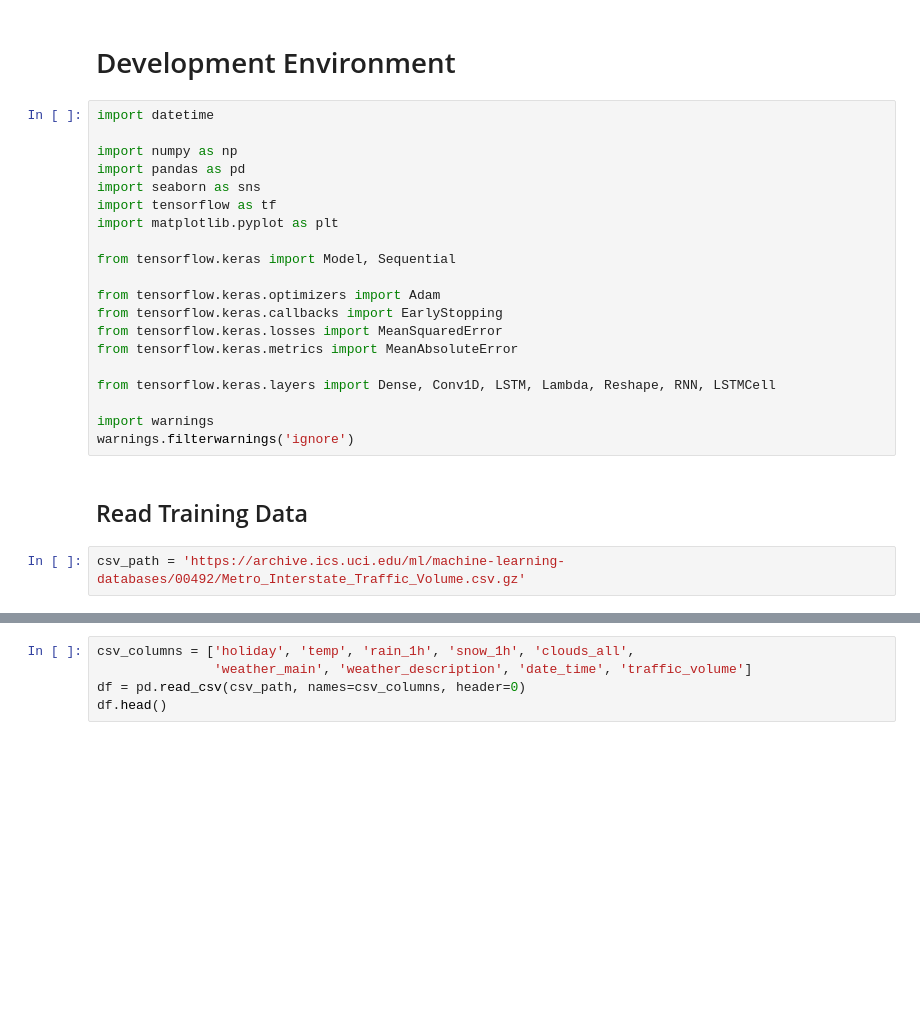
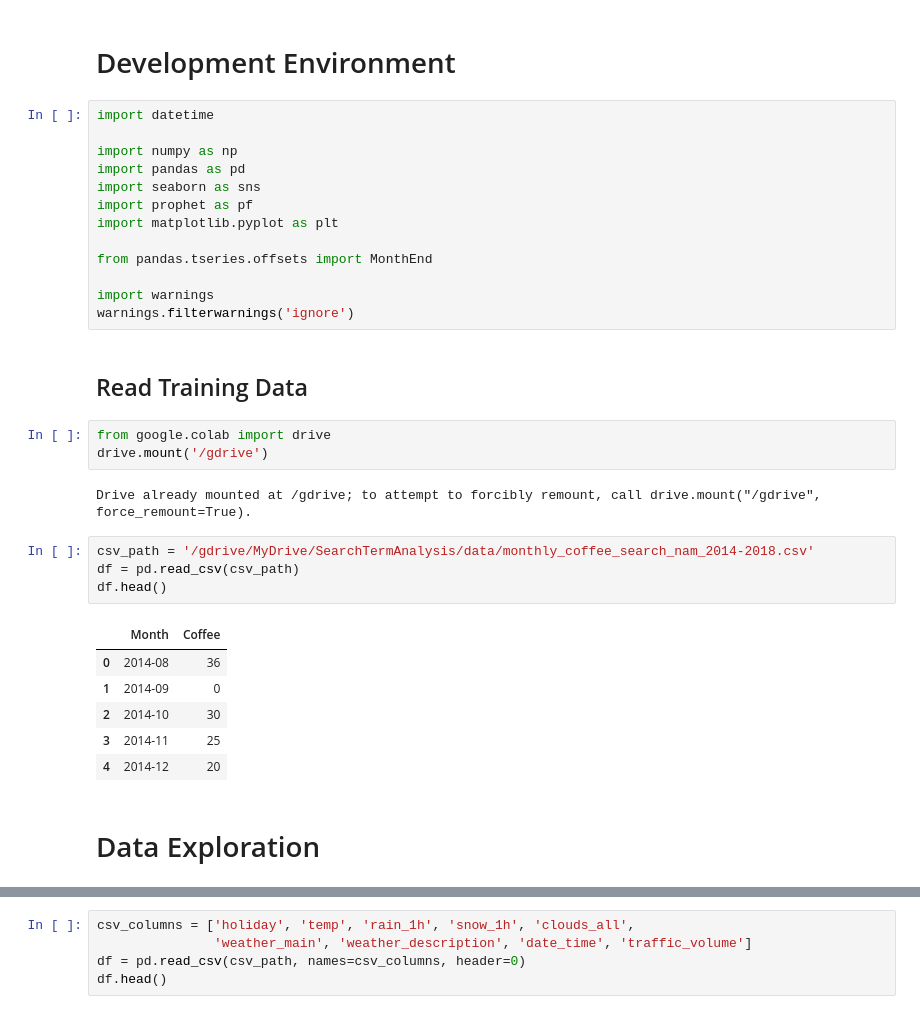
Before and after one commit to dewaalaw/dsprojects, a Jupyter notebook: search-term-analysis/src/coffee_search_trend_part_0.ipynb, the cells around one changed output, grey strips where cells are left out. Cells and saved outputs as stored; diff of their text form; blank space fills up the shorter version.

```diff
--- a/search-term-analysis/src/coffee_search_trend_part_0.ipynb
+++ b/search-term-analysis/src/coffee_search_trend_part_0.ipynb
@@ -8,21 +8,30 @@ import datetime
 import numpy as np
 import pandas as pd
 import seaborn as sns
-import tensorflow as tf
+import prophet as pf
 import matplotlib.pyplot as plt
 
-from tensorflow.keras import Model, Sequential
-
-from tensorflow.keras.optimizers import Adam
-from tensorflow.keras.callbacks import EarlyStopping
-from tensorflow.keras.losses import MeanSquaredError
-from tensorflow.keras.metrics import MeanAbsoluteError
-
-from tensorflow.keras.layers import Dense, Conv1D, LSTM, Lambda, Reshape, RNN, LSTMCell
+from pandas.tseries.offsets import MonthEnd
 
 import warnings
 warnings.filterwarnings('ignore')
 # %% [markdown]
 ## Read Training Data
-# %%
-csv_path = 'https://archive.ics.uci.edu/ml/machine-learning-databases/00492/Metro_Interstate_Traffic_Volume.csv.gz'
+# %%
+from google.colab import drive
+drive.mount('/gdrive')
+# %% [output]
+Drive already mounted at /gdrive; to attempt to forcibly remount, call drive.mount("/gdrive", force_remount=True).
+# %%
+csv_path = '/gdrive/MyDrive/SearchTermAnalysis/data/monthly_coffee_search_nam_2014-2018.csv'
+df = pd.read_csv(csv_path)
+df.head()
+# %% [output]
+|  | Month | Coffee |
+| 0 | 2014-08 | 36 |
+| 1 | 2014-09 | 0 |
+| 2 | 2014-10 | 30 |
+| 3 | 2014-11 | 25 |
+| 4 | 2014-12 | 20 |
+# %% [markdown]
+# Data Exploration
```
Also changed, not shown: parts of 6 cells of this notebook.
